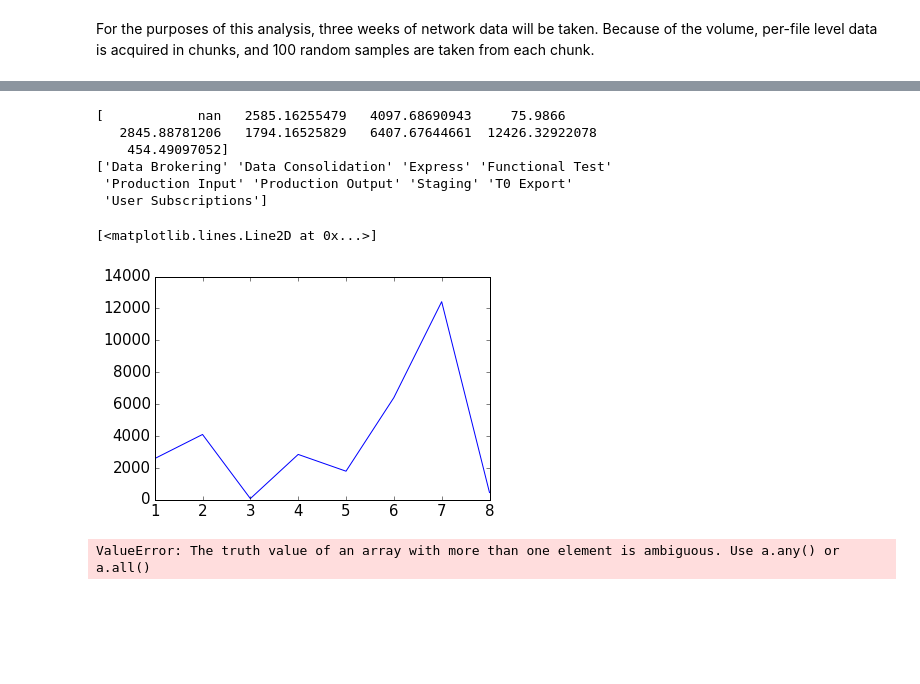
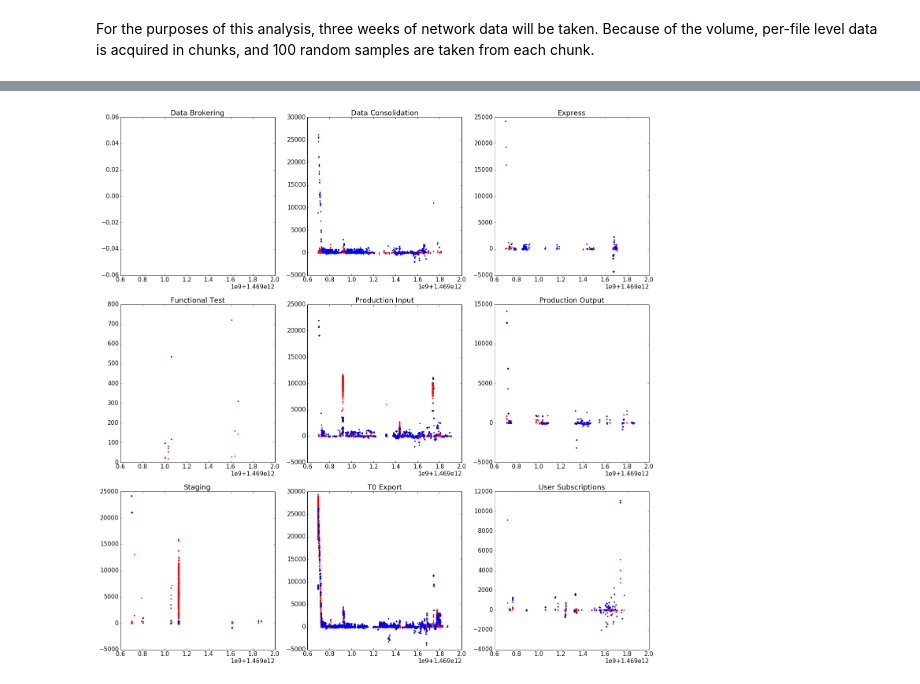
Before and after one commit to ATLAS-Analytics/AnalyticsNotebooks, a Jupyter notebook: Wesley/LinkRegression-Copy1.ipynb, the cells around one changed output, grey strips where cells are left out. Drawn from its saved outputs; the diff is of its cells as text; code cells hidden in the pictures; blank space fills up the shorter version.

```diff
--- a/Wesley/LinkRegression-Copy1.ipynb
+++ b/Wesley/LinkRegression-Copy1.ipynb
@@ -658,22 +644,0 @@ plt.legend()
-# %%
-#Get performance statistics, broken down according to activity
-
-rmseTotal = []
-for i in range(len(uniqueActivities)):
-    currentIndex = np.array(activity[sp:])==uniqueActivities[i]
-    currentActivityTest = convertSecsToCat(Y_test[currentIndex])
-    currentActivityPredict = convertSecsToCat(Y_predict[currentIndex])
-    rmse = np.zeros(6)
-    for j in range(6):
-        index = currentActivityTest==j
-        rmse[j] = np.sqrt(np.mean((currentActivityPredict[index] - currentActivityTest[index])**2))
-    rmseTotal.append(rmse)
-
-
-print(rmseTotal[7])
-plt.figure(figsize=(20,20))
-for i in range(6):
-    plt.subplot(2,3,i+1)
-    plt.bar(range(6),rmseTotal[i])
-    plt.title(str(uniqueActivities[i]))
-plt.tight_layout()
@@ -683,30 +645,11 @@ plt.tight_layout()
-# %%
-print(rmse)
-print(uniqueActivities)
-plt.plot(rmse)
-# %% [output]
-[            nan   2585.16255479   4097.68690943     75.9866
-   2845.88781206   1794.16525829   6407.67644661  12426.32922078
-    454.49097052]
-['Data Brokering' 'Data Consolidation' 'Express' 'Functional Test'
- 'Production Input' 'Production Output' 'Staging' 'T0 Export'
- 'User Subscriptions']
-[<matplotlib.lines.Line2D at 0x...>]
-[figure, removed]
-# %%
-from sklearn.metrics import hamming_loss
-
-yPredictCategory = convertSecsToCat(Y_predict)
-yTestCategory = convertSecsToCat(Y_test)
-errors = np.zeros(6)
-truePositives = np.zeros(6)
-falsePositives = np.zeros(6)
-totalNum = np.zeros(6)
-for i in range(6):
-    indices = (yTestCategory==i)
-    truePositives[i] = np.sum((yPredictCategory[indices] ==i) | (yPredictCategory[indices] ==i+1) | (yPredictCategory[indices] ==i-1) )
-    falsePositives[i] = np.sum((yPredictCategory[indices] !=i) and (yPredictCategory[indices] !=i+1) and (yPredictCategory[indices] !=i-1) )
-    totalNum[i] = np.sum(indices)
-plt.bar(range(6),errors)
-# %% [output]
-ValueError: The truth value of an array with more than one element is ambiguous. Use a.any() or a.all()
+# %%
+plt.figure(figsize=(20,20))
+for u in range(len(uniqueActivities)):
+    plt.subplot(3,3,u+1,sharex=axd)
+    currentIndex = np.array(activity[sp:])==uniqueActivities[u]
+    plt.plot(X_test[currentIndex,0],Y_test[currentIndex],'r.')
+    plt.plot(X_test[currentIndex,0],Y_predict[currentIndex],'b.')
+    plt.title(uniqueActivities[u])
+plt.tight_layout()
+# %% [output]
+[figure, added]
```
Also changed, not shown: parts of 21 cells of this notebook, 5 other files.
